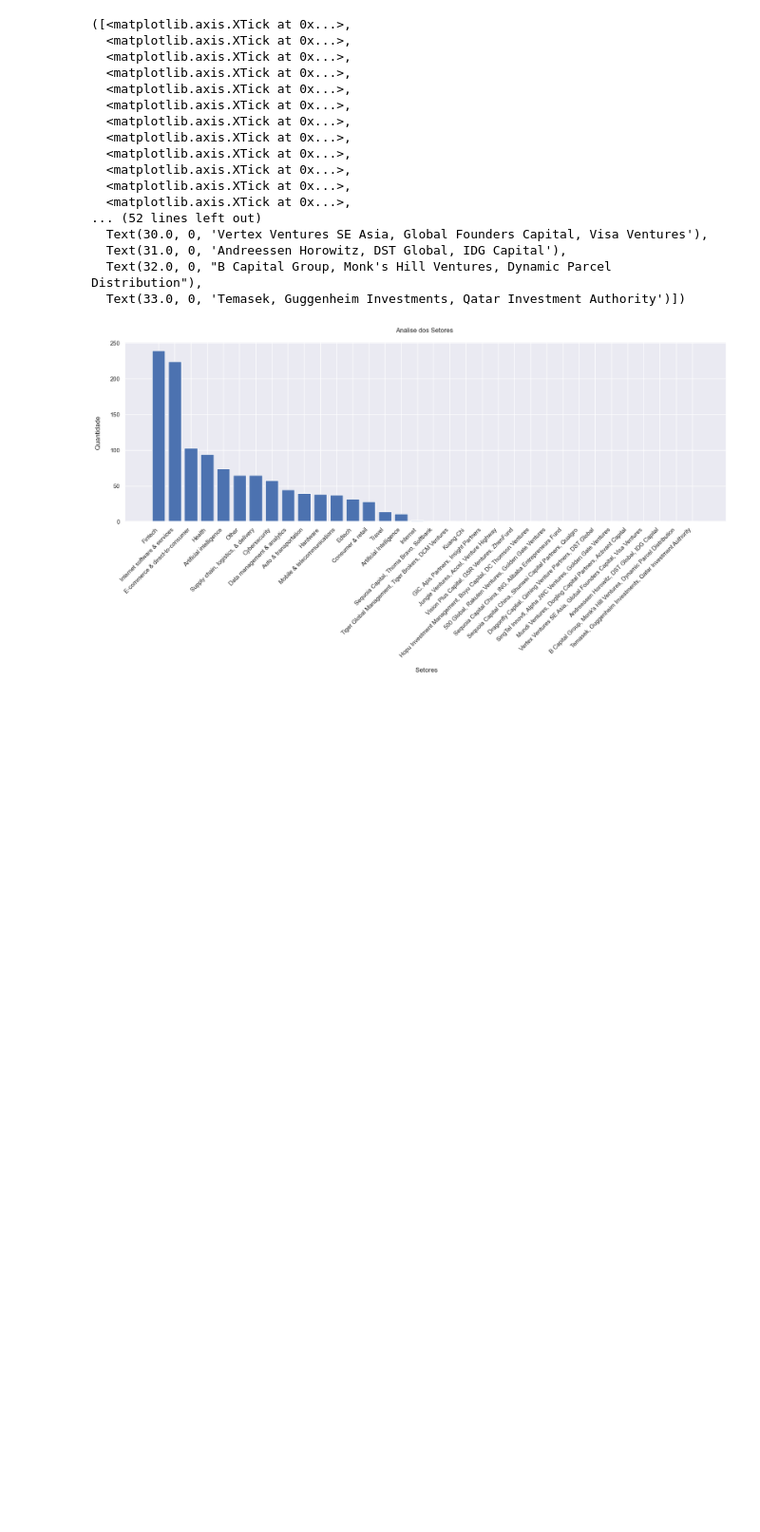
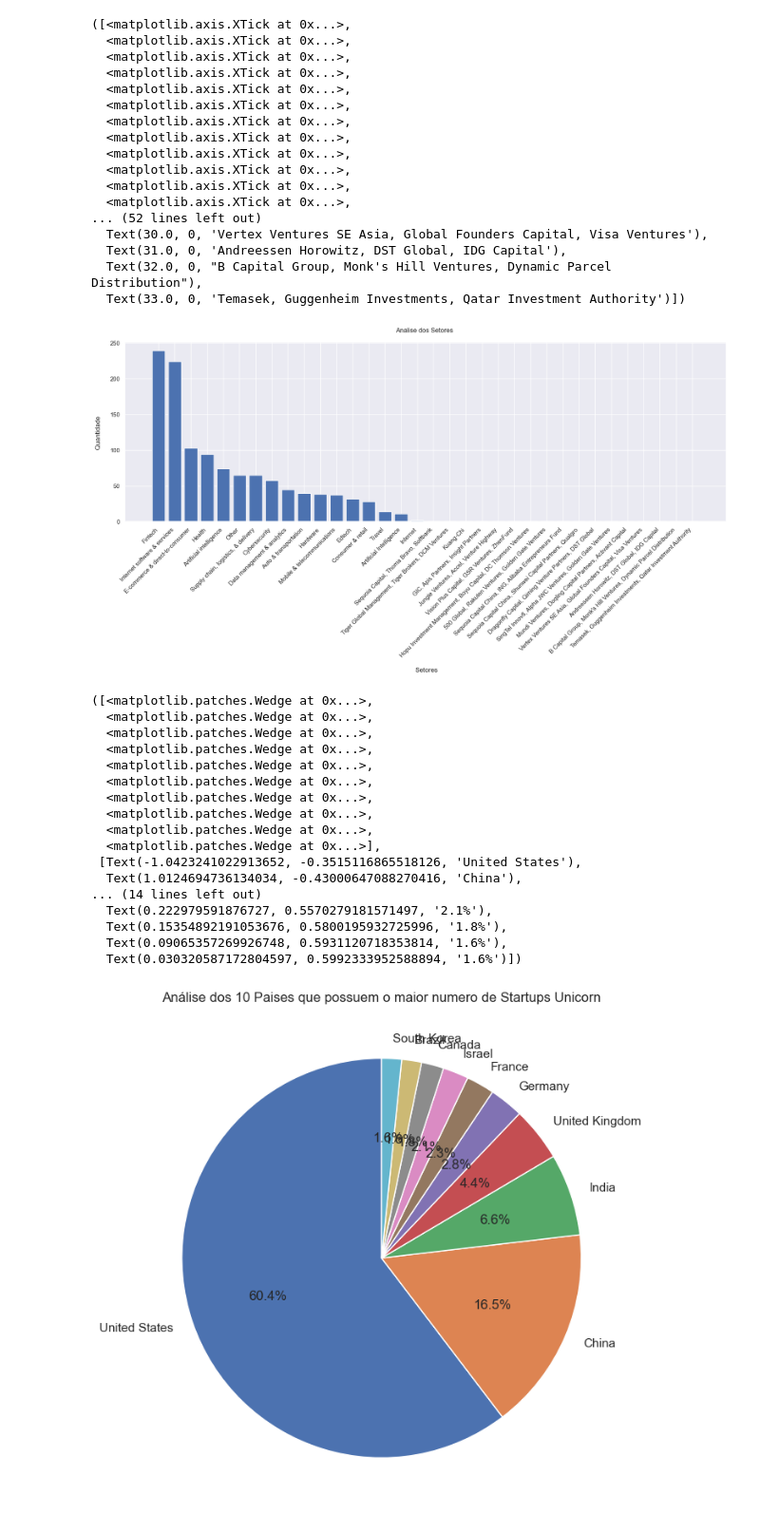
Before and after one commit to MVianah/UnicornProject, a Jupyter notebook: UnicornStartups.ipynb, the cells around one changed output. Shown at 95% size. Drawn from its saved outputs; the diff is of its cells as text; code cells hidden in the pictures; blank space fills up the shorter version.

Commit message:
Feat: Gráfico de Pizza

```diff
--- a/UnicornStartups.ipynb
+++ b/UnicornStartups.ipynb
@@ -73,8 +73,6 @@ array(['China', 'United States', 'Australia', 'United Kingdom', 'Bahamas'],
 xValue = DataBase['Setor'].value_counts()
 yValue = DataBase['Setor'].value_counts().index
 
-#Alterando Tema do grafico
-sns.set_theme(style='darkgrid')
 
 #Editando o Graficp
 plt.figure(figsize=(20,6))
@@ -105,3 +103,39 @@ plt.xticks(yValue, rotation=45, ha='right')
   Text(32.0, 0, "B Capital Group, Monk's Hill Ventures, Dynamic Parcel Distribution"),
   Text(33.0, 0, 'Temasek, Guggenheim Investments, Qatar Investment Authority')])
 [figure]
+# %%
+#Dados
+AnalisePaises = round(DataBase['Pais'].value_counts(normalize=True)*100,2)[0:10]
+
+#Ajustando o tamanho da figura
+plt.figure( figsize=(18,8))
+
+#Inserindo um titulo para o gráfico
+plt.title('Análise dos 10 Paises que possuem o maior numero de Startups Unicorn')
+
+#Inserindo valores no gráfico
+plt.pie(
+    AnalisePaises,
+    labels=AnalisePaises.index,
+    startangle=90,
+    autopct='%1.1f%%'
+)
+# %% [output]
+([<matplotlib.patches.Wedge at 0x...>,
+  <matplotlib.patches.Wedge at 0x...>,
+  <matplotlib.patches.Wedge at 0x...>,
+  <matplotlib.patches.Wedge at 0x...>,
+  <matplotlib.patches.Wedge at 0x...>,
+  <matplotlib.patches.Wedge at 0x...>,
+  <matplotlib.patches.Wedge at 0x...>,
+  <matplotlib.patches.Wedge at 0x...>,
+  <matplotlib.patches.Wedge at 0x...>,
+  <matplotlib.patches.Wedge at 0x...>],
+ [Text(-1.0423241022913652, -0.3515116865518126, 'United States'),
+  Text(1.0124694736134034, -0.43000647088270416, 'China'),
+... (14 lines left out)
+  Text(0.222979591876727, 0.5570279181571497, '2.1%'),
+  Text(0.15354892191053676, 0.5800195932725996, '1.8%'),
+  Text(0.09065357269926748, 0.5931120718353814, '1.6%'),
+  Text(0.030320587172804597, 0.5992333952588894, '1.6%')])
+[figure, added]
```
